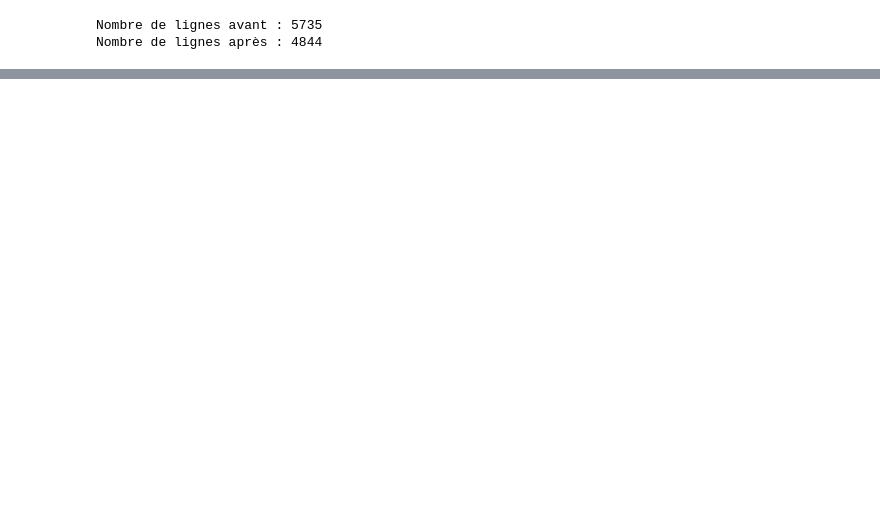
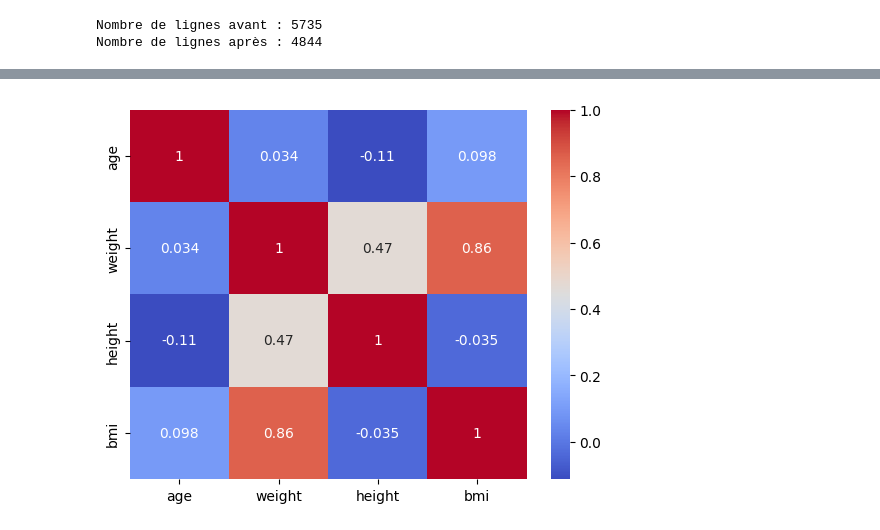
Before and after one commit to Ibtissam7-bot/New_rep, a Jupyter notebook: Sante_public.ipynb, the cells around one changed output, grey strips where cells are left out. Saved outputs shown, nothing was run; the diff lists cells and outputs as text; code cells hidden in the pictures; blank space fills up the shorter version.

```diff
--- a/Sante_public.ipynb
+++ b/Sante_public.ipynb
@@ -303,0 +345,6 @@ Nombre de lignes après : 4844
+# %%
+correlation=df_clean.corr(numeric_only=True)
+sns.heatmap(correlation,annot=True,cmap='coolwarm')
+plt.show()
+# %% [output]
+[figure, added]
```
Also changed, not shown: parts of 19 cells of this notebook, 1 other file.
